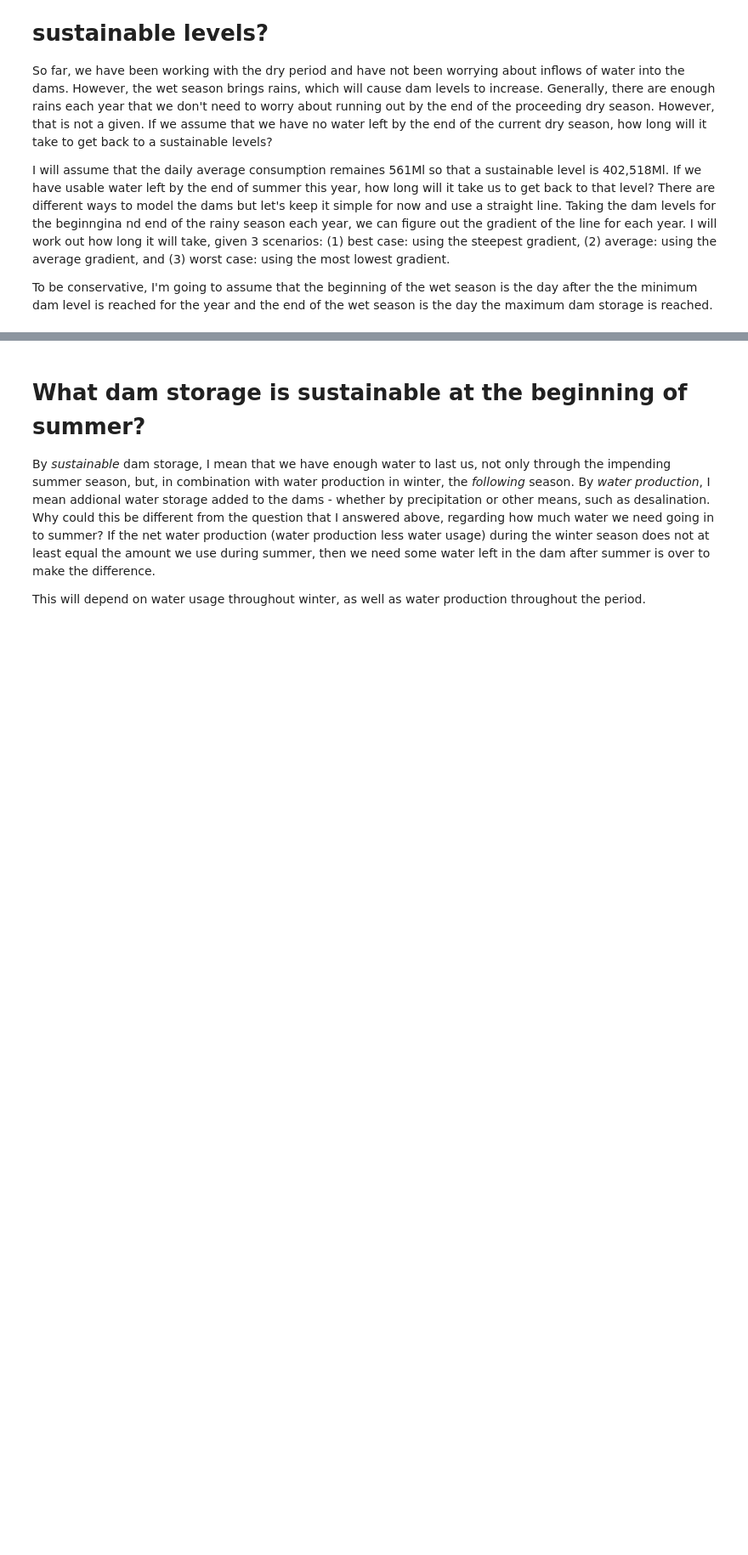
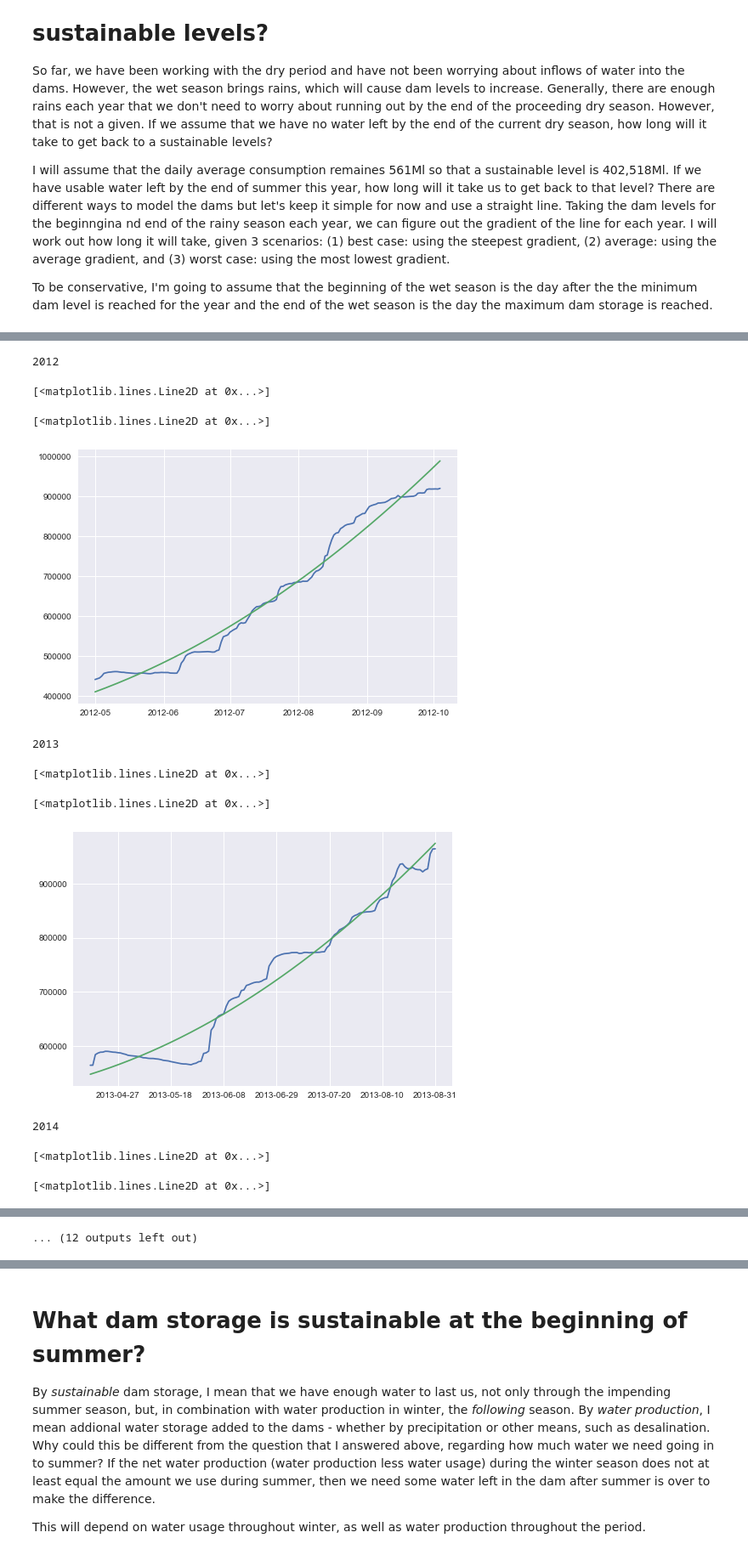
Before and after one commit to jbertscher/dam-levels, a Jupyter notebook: 1.0-dam-level-predictions.ipynb, the cells around one changed output, grey strips where cells are left out. Shown at 85% size. Cells and saved outputs as stored; diff of their text form; code cells hidden in the pictures; blank space fills up the shorter version.

```diff
--- a/1.0-dam-level-predictions.ipynb
+++ b/1.0-dam-level-predictions.ipynb
@@ -179,13 +160,11 @@ min_storage = min_storage.reset_index()[['year', 'date', 'storage_ml']]
 min_storage = min_storage.rename(columns = {'date': 'start_date',
                                            'storage_ml': 'start_storage_ml'})
 
-max_storage = agg_storage_ml.reset_index()
-max_storage.index = max_storage['date']
-max_storage = pd.merge(max_storage, min_storage, on = ['year'])
+max_storage = pd.merge(agg_storage_ml, min_storage, on = ['year'])
 max_storage.index = max_storage['date']
 max_storage = max_storage.loc[max_storage['date'] > max_storage['start_date']]
 
-max_storage = max_storage.loc[agg_storage_ml.groupby('year')['storage_ml'].idxmax(), ['year', 'storage_ml']]
+max_storage = max_storage.loc[max_storage.groupby('year')['storage_ml'].idxmax(), ['year', 'storage_ml']]
 max_storage = max_storage.reset_index()[['year', 'date', 'storage_ml']]
 max_storage = max_storage.rename(columns = {'date': 'end_date',
                                            'storage_ml': 'end_storage_ml'})
@@ -203,0 +196,14 @@ wet_season
+# %%
+# CHECK date start and end (start date should be day after min)
+
+wet_season_storage = pd.merge(agg_storage_ml, wet_season, on = ['year'])
+wet_season_storage = wet_season_storage[(wet_season_storage['date'] >= wet_season_storage['start_date']) &
+                       (wet_season_storage['date'] <= wet_season_storage['end_date'])]
+# %%
+import matplotlib.dates as mdates
+fits = {}
+for y in wet_season_storage['year'].unique():
+    x = range(len(wet_season_storage.loc[wet_season_storage['year'] == y, 'date']))
+    #x = mdates.date2num(wet_season_storage.loc[wet_season_storage['year'] == y, 'date'].astype(datetime.date))
+    f = np.polyfit(x, wet_season_storage.loc[wet_season_storage['year'] == y, 'storage_ml'], deg = 2)
+    fits[y] = (x, np.poly1d(f))
@@ -203,0 +217,18 @@ wet_season
+# %%
+for y, f in fits.items():
+    y
+    plt.plot(wet_season_storage.loc[wet_season_storage['year'] == y, 'date'], wet_season_storage.loc[wet_season_storage['year'] == y, 'storage_ml'])
+    plt.plot(wet_season_storage.loc[wet_season_storage['year'] == y, 'date'], f[1](f[0]))
+    plt.show();
+# %% [output]
+2012
+[<matplotlib.lines.Line2D at 0x...>]
+[<matplotlib.lines.Line2D at 0x...>]
+[figure, added]
+2013
+[<matplotlib.lines.Line2D at 0x...>]
+[<matplotlib.lines.Line2D at 0x...>]
+[figure, added]
+2014
+[<matplotlib.lines.Line2D at 0x...>]
+[<matplotlib.lines.Line2D at 0x...>]
@@ -203,0 +236 @@ wet_season
+... (12 outputs left out)
```
Also changed, not shown: parts of 13 cells of this notebook, 1 other file.
